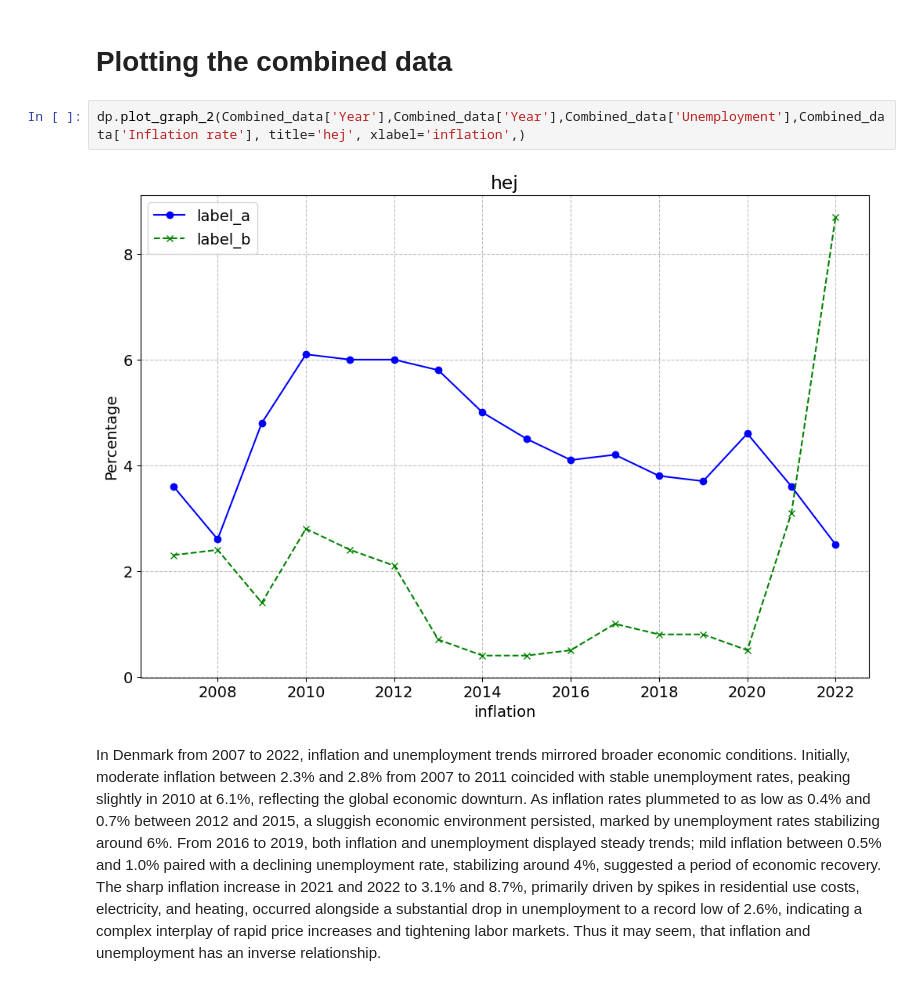
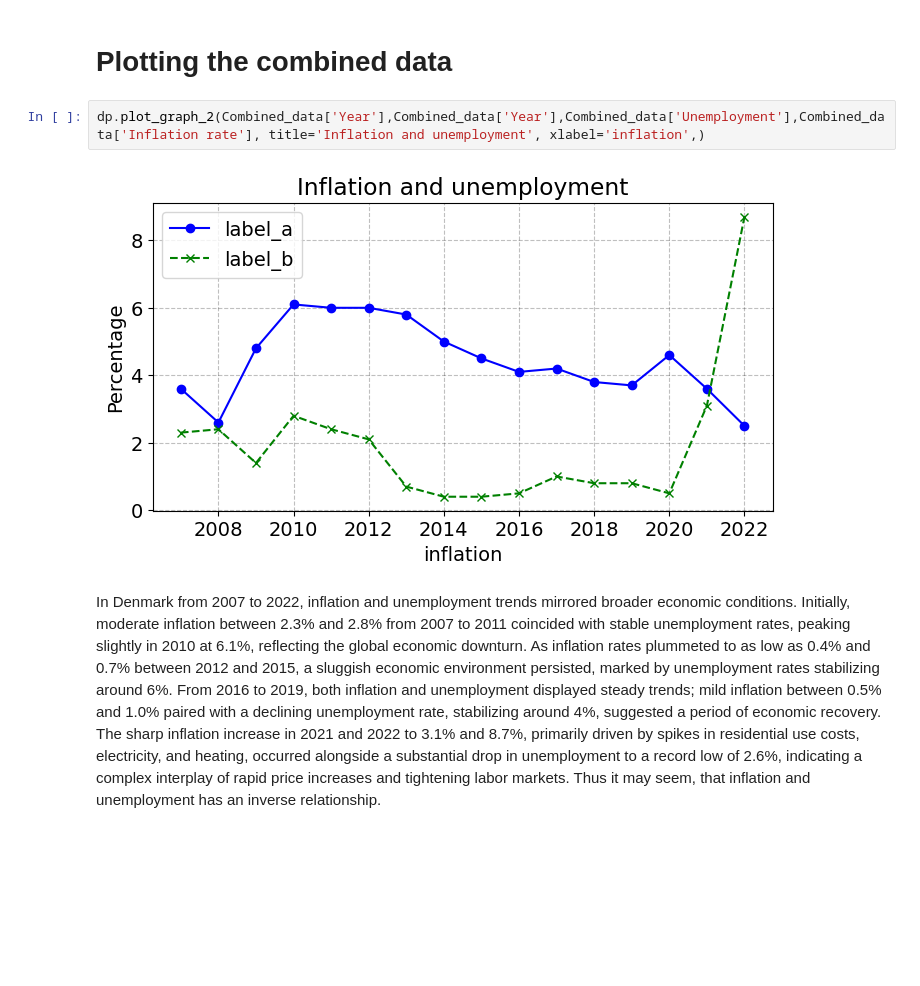
Before and after one commit to NumEconCopenhagen/projects-2024-sulaiman-phil-og-rabiah, a Jupyter notebook: dataproject/dataproject.ipynb, the cells around one changed output. Drawn from its saved outputs; the diff is of its cells as text; blank space fills up the shorter version.

```diff
--- a/dataproject/dataproject.ipynb
+++ b/dataproject/dataproject.ipynb
@@ -125,9 +113,9 @@ display(Combined_data.head(5))
 # %% [markdown]
 # Plotting the combined data
 # %%
-dp.plot_graph_2(Combined_data['Year'],Combined_data['Year'],Combined_data['Unemployment'],Combined_data['Inflation rate'], title='hej', xlabel='inflation',)
+dp.plot_graph_2(Combined_data['Year'],Combined_data['Year'],Combined_data['Unemployment'],Combined_data['Inflation rate'], title='Inflation and unemployment', xlabel='inflation',)
 # %% [output]
-[figure, old version]
+[figure, new version]
 # %% [markdown]
 In Denmark from 2007 to 2022, inflation and unemployment trends mirrored broader economic conditions. Initially, moderate inflation between 2.3% and 2.8% from 2007 to 2011 coincided with stable unemployment rates, peaking slightly in 2010 at 6.1%, reflecting the global economic downturn. As inflation rates plummeted to as low as 0.4% and 0.7% between 2012 and 2015, a sluggish economic environment persisted, marked by unemployment rates stabilizing around 6%. From 2016 to 2019, both inflation and unemployment displayed steady trends; mild inflation between 0.5% and 1.0% paired with a declining unemployment rate, stabilizing around 4%, suggested a period of economic recovery. The sharp inflation increase in 2021 and 2022 to 3.1% and 8.7%, primarily driven by spikes in residential use costs, electricity, and heating, occurred alongside a substantial drop in unemployment to a record low of 2.6%, indicating a complex interplay of rapid price increases and tightening labor markets. Thus it may seem, that inflation and unemployment has an inverse relationship.
 # %% [markdown]
```
Also changed, not shown: parts of 9 cells of this notebook, 1 other file.
